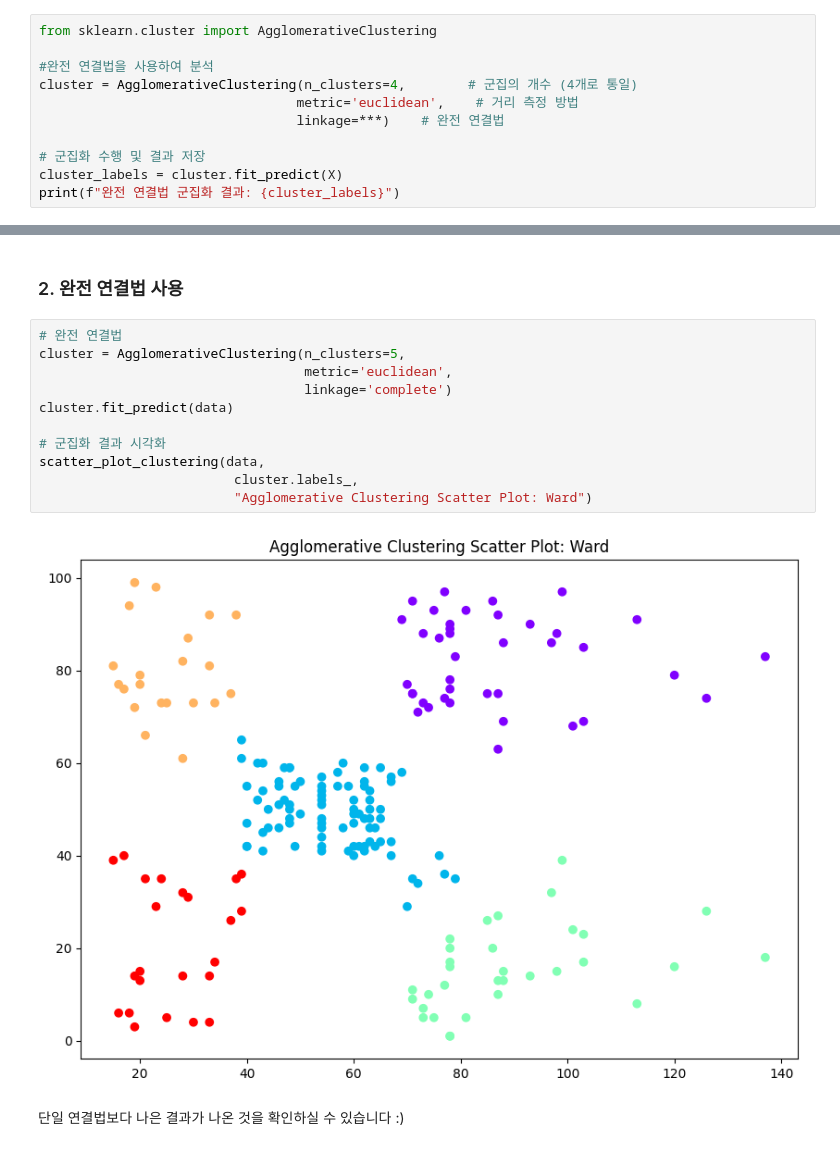
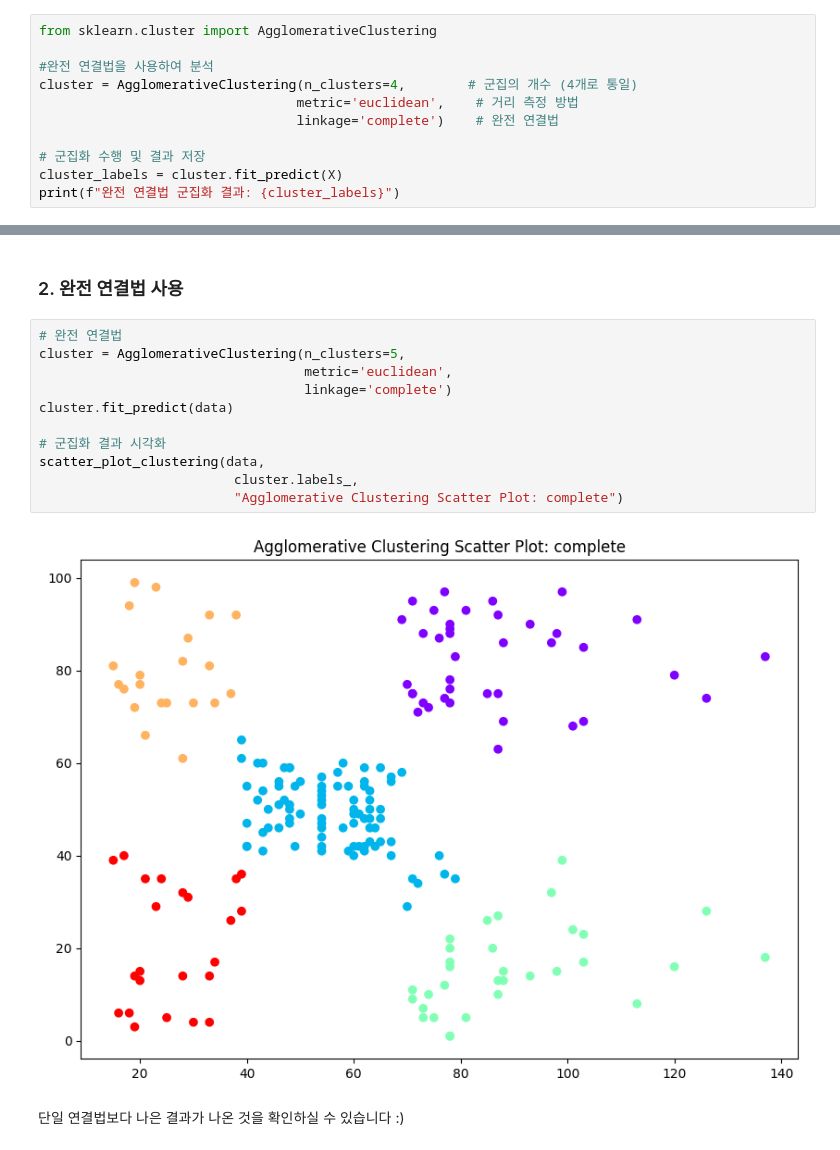
Before and after one commit to Insight-Sogang-Univ/insight-14th, a Jupyter notebook: basic/template/session07/practice_clustering.ipynb, the cells around one changed output, grey strips where cells are left out. Cells and saved outputs as stored; diff of their text form.

```diff
--- a/basic/template/session07/practice_clustering.ipynb
+++ b/basic/template/session07/practice_clustering.ipynb
@@ -279,7 +279,7 @@ from sklearn.cluster import AgglomerativeClustering
 #완전 연결법을 사용하여 분석
 cluster = AgglomerativeClustering(n_clusters=4,        # 군집의 개수 (4개로 통일)
                                  metric='euclidean',    # 거리 측정 방법
-                                 linkage=***)    # 완전 연결법
+                                 linkage='complete')    # 완전 연결법
 
 # 군집화 수행 및 결과 저장
 cluster_labels = cluster.fit_predict(X)
@@ -360,16 +360,16 @@ scatter_plot_clustering(data,
 # %%
 # 완전 연결법
 cluster = AgglomerativeClustering(n_clusters=5,
                                   metric='euclidean',
                                   linkage='complete')
 cluster.fit_predict(data)
 
 # 군집화 결과 시각화
 scatter_plot_clustering(data,
                          cluster.labels_,
-                         "Agglomerative Clustering Scatter Plot: Ward")
+                         "Agglomerative Clustering Scatter Plot: complete")
 # %% [output]
-[figure, old version]
+[figure, new version]
 # %% [markdown]
 단일 연결법보다 나은 결과가 나온 것을 확인하실 수 있습니다 :)
 # %% [markdown]
```
Also changed, not shown: parts of 9 cells of this notebook, 2 other files.
